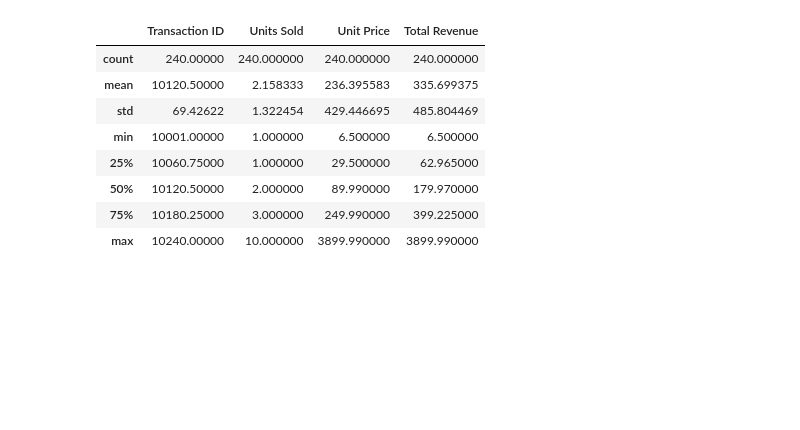
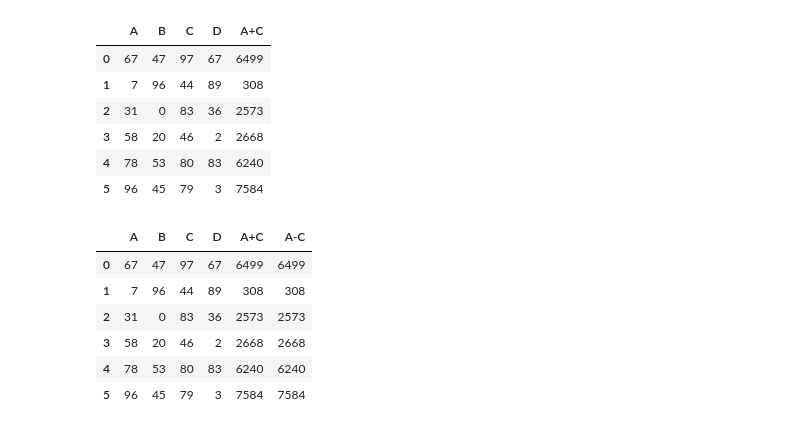
Before and after one commit to SourabhSingh-dev/Data-Science-From-Scratch, a Jupyter notebook: 01-python-for-data-science/06-data-analysis/pandas_practice.ipynb, the cells around one changed output. Drawn from its saved outputs; the diff is of its cells as text; code cells hidden in the pictures; blank space fills up the shorter version.

```diff
--- a/01-python-for-data-science/06-data-analysis/pandas_practice.ipynb
+++ b/01-python-for-data-science/06-data-analysis/pandas_practice.ipynb
@@ -171,0 +46,3 @@ df1
+# %%
+df = pd.DataFrame(arr1)
+df
@@ -171,0 +67,3 @@ df1
+# %%
+df.columns = ['A','B','C','D']
+df
@@ -187,0 +154,3 @@ df
+# %%
+df['A+C'] = df['A'] + df['C']
+df
@@ -187,0 +165,3 @@ df
+# %%
+df['A-C'] = df['A'] * df['C']
+df
@@ -188,12 +176,20 @@ df
+# %%
+df.drop(columns=['A-C'])
+# %% [output]
+|  | A | B | C | D | A+C |
+| 0 | 67 | 47 | 97 | 67 | 6499 |
+| 1 | 7 | 96 | 44 | 89 | 308 |
+| 2 | 31 | 0 | 83 | 36 | 2573 |
+| 3 | 58 | 20 | 46 | 2 | 2668 |
+| 4 | 78 | 53 | 80 | 83 | 6240 |
+| 5 | 96 | 45 | 79 | 3 | 7584 |
 # %%
-df.describe()
+df
 # %% [output]
-|  | Transaction ID | Units Sold | Unit Price | Total Revenue |
-| count | 240.00000 | 240.000000 | 240.000000 | 240.000000 |
-| mean | 10120.50000 | 2.158333 | 236.395583 | 335.699375 |
-| std | 69.42622 | 1.322454 | 429.446695 | 485.804469 |
-| min | 10001.00000 | 1.000000 | 6.500000 | 6.500000 |
-| 25% | 10060.75000 | 1.000000 | 29.500000 | 62.965000 |
-| 50% | 10120.50000 | 2.000000 | 89.990000 | 179.970000 |
-| 75% | 10180.25000 | 3.000000 | 249.990000 | 399.225000 |
-| max | 10240.00000 | 10.000000 | 3899.990000 | 3899.990000 |
+|  | A | B | C | D | A+C | A-C |
+| 0 | 67 | 47 | 97 | 67 | 6499 | 6499 |
+| 1 | 7 | 96 | 44 | 89 | 308 | 308 |
+| 2 | 31 | 0 | 83 | 36 | 2573 | 2573 |
+| 3 | 58 | 20 | 46 | 2 | 2668 | 2668 |
+| 4 | 78 | 53 | 80 | 83 | 6240 | 6240 |
+| 5 | 96 | 45 | 79 | 3 | 7584 | 7584 |
```
Also changed, not shown: parts of 48 cells of this notebook, 1 other file.
